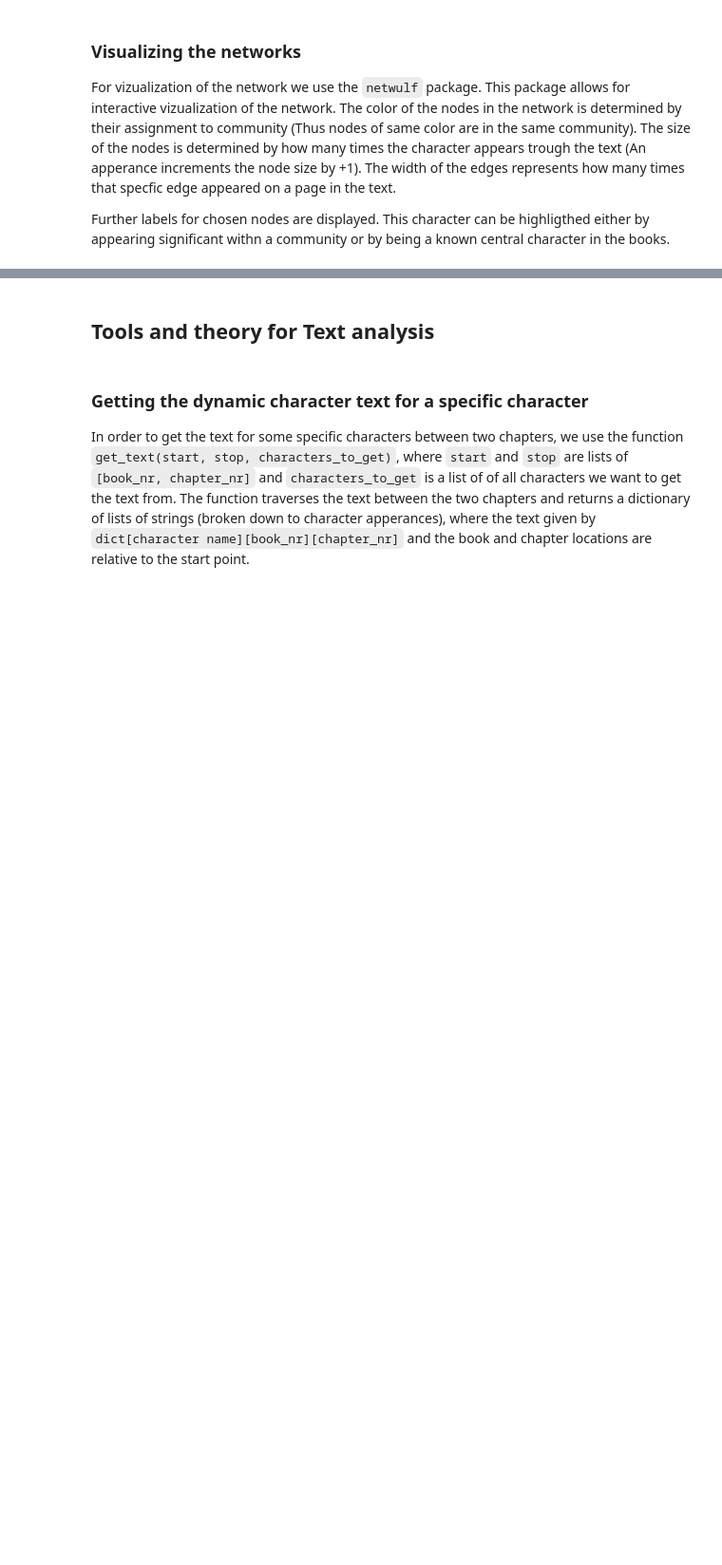
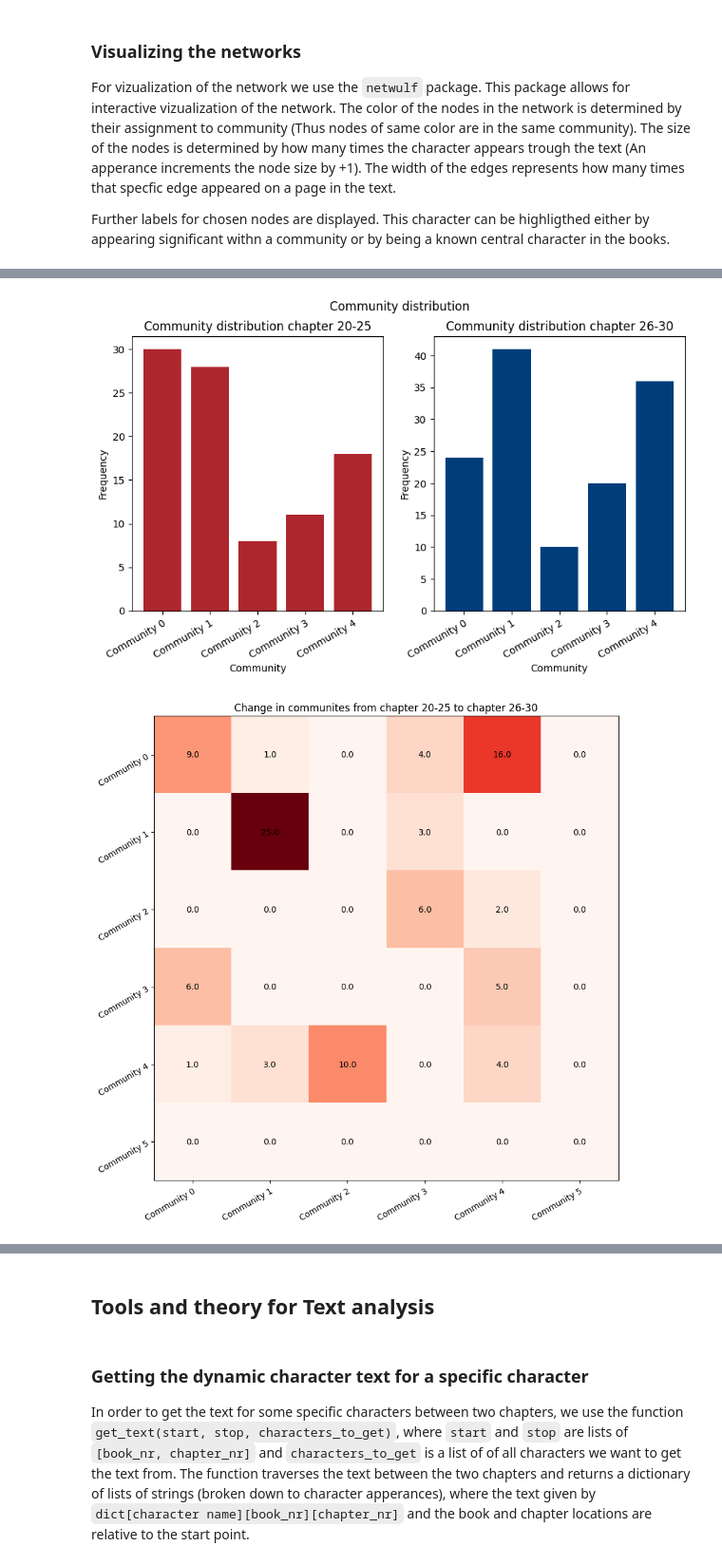
Before and after one commit to Magnus-Harder/CSS_Project, a Jupyter notebook: explainer_notebook.ipynb, the cells around one changed output, grey strips where cells are left out. Shown at 95% size. Cells and saved outputs as stored; diff of their text form; code cells hidden in the pictures; blank space fills up the shorter version.

```diff
--- a/explainer_notebook.ipynb
+++ b/explainer_notebook.ipynb
@@ -1101,0 +1187,7 @@ Further labels for chosen nodes are displayed. This character can be highligthed
+# %%
+# Snape's True Allegiance
+get_key_moment_stats((6,20,25), (6,26,30), book_only=True)
+get_key_moment_stats((7,1,32), (7,33,37), book_only=True)
+# %% [output]
+[figure, added]
+[figure, added]
```
Also changed, not shown: parts of 10 cells of this notebook.
